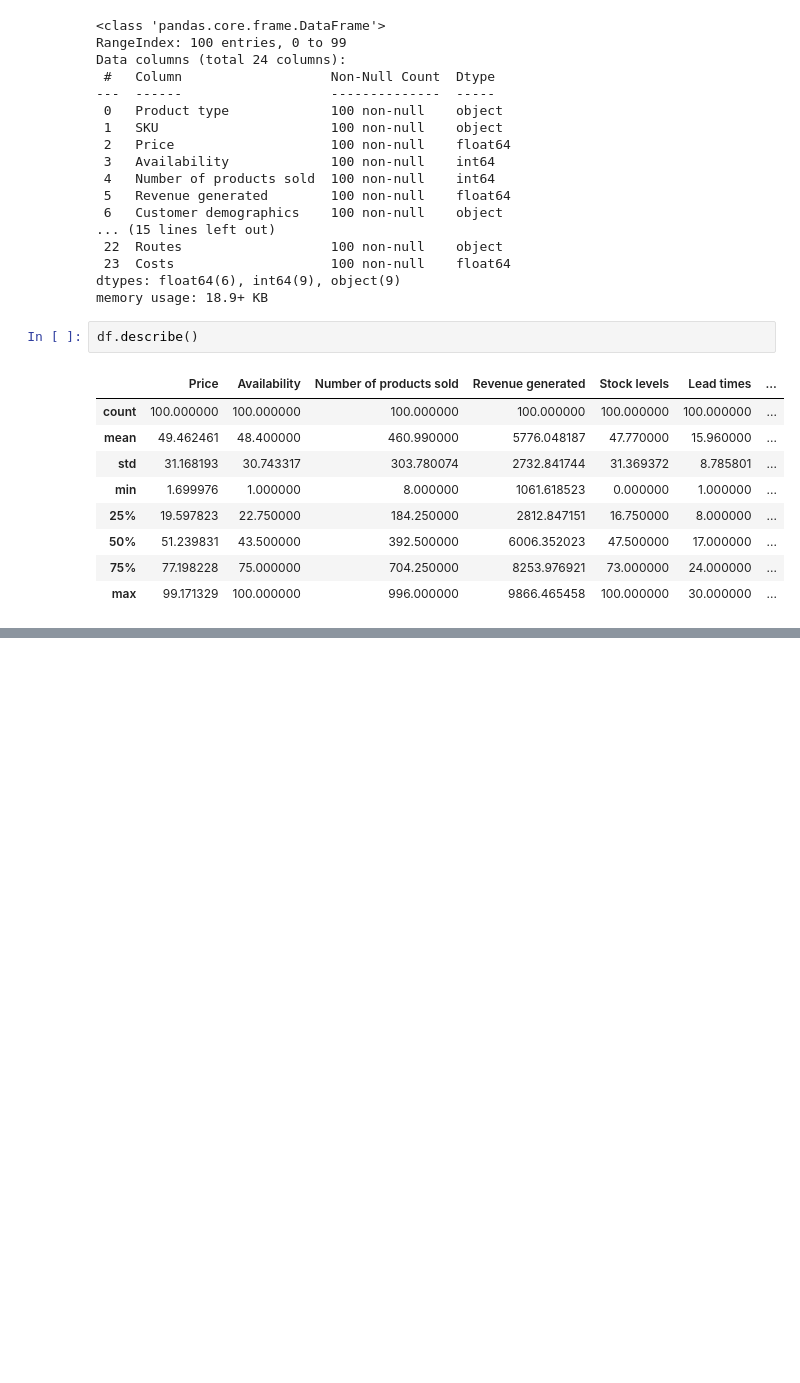
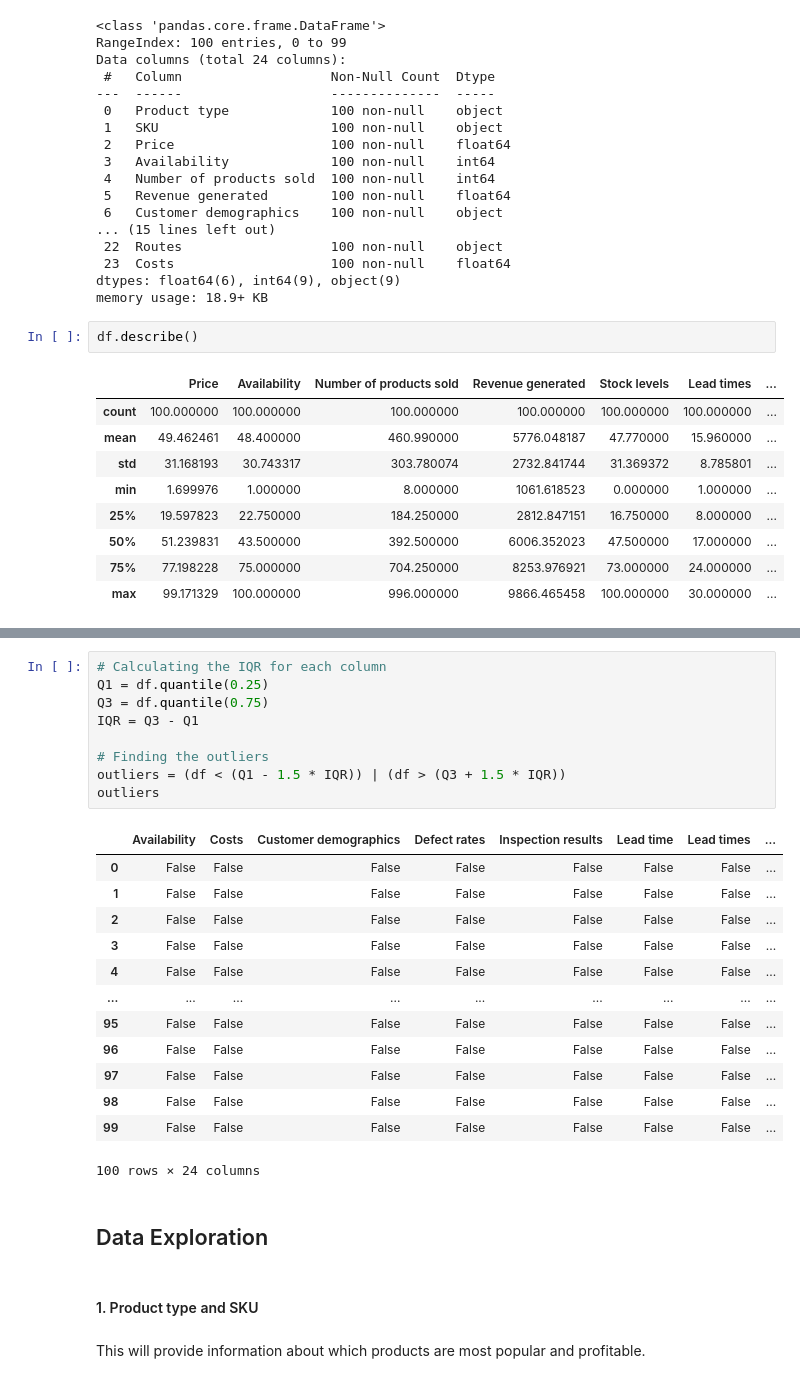
Before and after one commit to George-Mbugua/Supply-Chain-Analysis, a Jupyter notebook: Supply-Chain-Analysis.ipynb, the cells around one changed output, grey strips where cells are left out. Saved outputs shown, nothing was run; the diff lists cells and outputs as text; blank space fills up the shorter version.

Commit message:
Data Exploration

```diff
--- a/Supply-Chain-Analysis.ipynb
+++ b/Supply-Chain-Analysis.ipynb
@@ -55,0 +115,29 @@ df.describe()
+# %%
+# Calculating the IQR for each column
+Q1 = df.quantile(0.25)
+Q3 = df.quantile(0.75)
+IQR = Q3 - Q1
+
+# Finding the outliers
+outliers = (df < (Q1 - 1.5 * IQR)) | (df > (Q3 + 1.5 * IQR))
+outliers
+# %% [output]
+|  | Availability | Costs | Customer demographics | Defect rates | Inspection results | Lead time | Lead times | ... |
+| 0 | False | False | False | False | False | False | False | ... |
+| 1 | False | False | False | False | False | False | False | ... |
+| 2 | False | False | False | False | False | False | False | ... |
+| 3 | False | False | False | False | False | False | False | ... |
+| 4 | False | False | False | False | False | False | False | ... |
+| ... | ... | ... | ... | ... | ... | ... | ... | ... |
+| 95 | False | False | False | False | False | False | False | ... |
+| 96 | False | False | False | False | False | False | False | ... |
+| 97 | False | False | False | False | False | False | False | ... |
+| 98 | False | False | False | False | False | False | False | ... |
+| 99 | False | False | False | False | False | False | False | ... |
+100 rows × 24 columns
+# %% [markdown]
+## Data Exploration
+# %% [markdown]
+#### 1. Product type and SKU
+# %% [markdown]
+This will provide information about which products are most popular and profitable.
```
Also changed, not shown: parts of 23 cells of this notebook.
